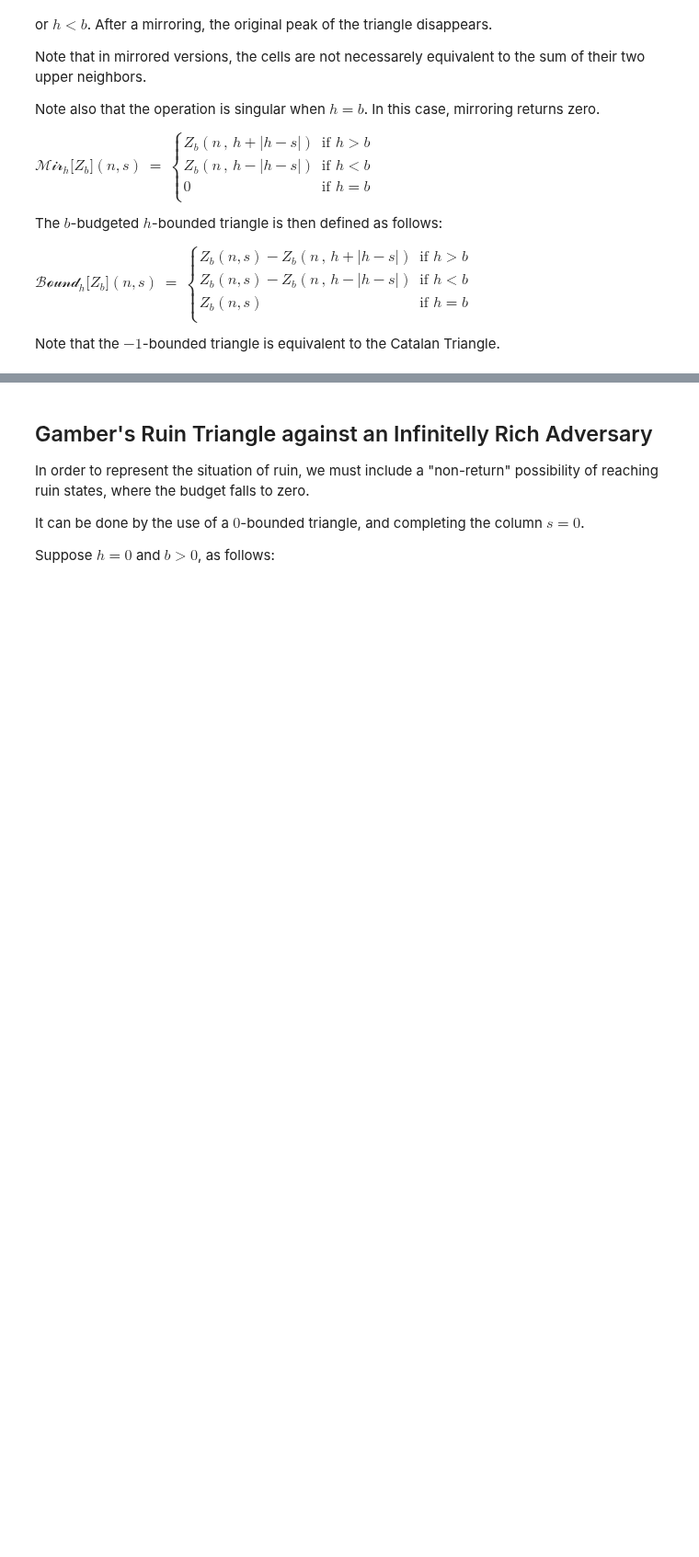
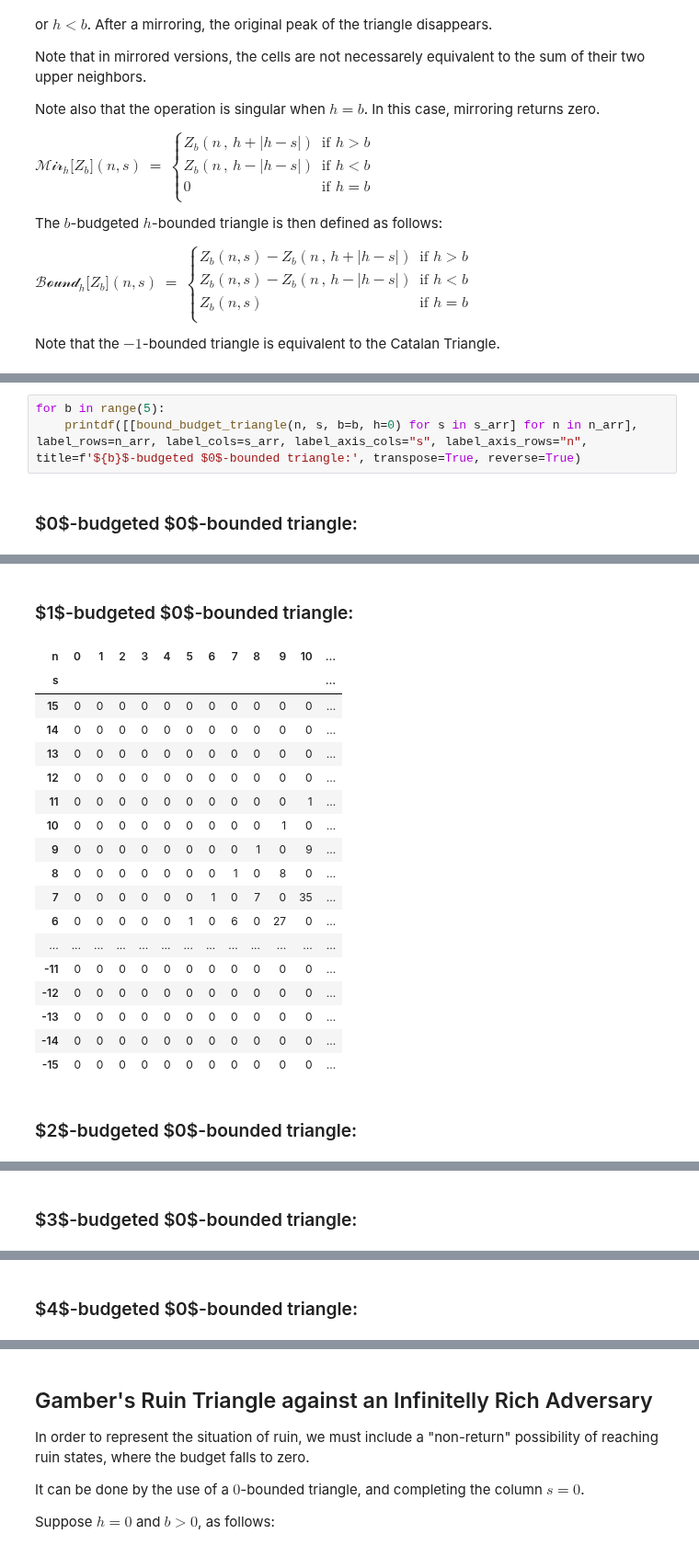
Before and after one commit to fsperotto/PyRL, a Jupyter notebook: notebooks/GamblerTriangle/A - Gambler Triangle with Infinite Goal.ipynb, the cells around one changed output, grey strips where cells are left out. Shown at 92% size. Cells and saved outputs as stored; diff of their text form; blank space fills up the shorter version.

```diff
--- a/notebooks/GamblerTriangle/A - Gambler Triangle with Infinite Goal.ipynb
+++ b/notebooks/GamblerTriangle/A - Gambler Triangle with Infinite Goal.ipynb
@@ -443,0 +442,5 @@ $1$-bounded centered triangle:
+# %%
+for b in range(5):
+    printdf([[bound_budget_triangle(n, s, b=b, h=0) for s in s_arr] for n in n_arr], label_rows=n_arr, label_cols=s_arr, label_axis_cols="s", label_axis_rows="n", title=f'${b}$-budgeted $0$-bounded triangle:', transpose=True, reverse=True)
+# %% [output]
+$0$-budgeted $0$-bounded triangle:
@@ -443,0 +465,20 @@ $1$-bounded centered triangle:
+$1$-budgeted $0$-bounded triangle:
+| n | 0 | 1 | 2 | 3 | 4 | 5 | 6 | 7 | 8 | 9 | 10 | ... |
+| s |  |  |  |  |  |  |  |  |  |  |  | ... |
+| 15 | 0 | 0 | 0 | 0 | 0 | 0 | 0 | 0 | 0 | 0 | 0 | ... |
+| 14 | 0 | 0 | 0 | 0 | 0 | 0 | 0 | 0 | 0 | 0 | 0 | ... |
+| 13 | 0 | 0 | 0 | 0 | 0 | 0 | 0 | 0 | 0 | 0 | 0 | ... |
+| 12 | 0 | 0 | 0 | 0 | 0 | 0 | 0 | 0 | 0 | 0 | 0 | ... |
+| 11 | 0 | 0 | 0 | 0 | 0 | 0 | 0 | 0 | 0 | 0 | 1 | ... |
+| 10 | 0 | 0 | 0 | 0 | 0 | 0 | 0 | 0 | 0 | 1 | 0 | ... |
+| 9 | 0 | 0 | 0 | 0 | 0 | 0 | 0 | 0 | 1 | 0 | 9 | ... |
+| 8 | 0 | 0 | 0 | 0 | 0 | 0 | 0 | 1 | 0 | 8 | 0 | ... |
+| 7 | 0 | 0 | 0 | 0 | 0 | 0 | 1 | 0 | 7 | 0 | 35 | ... |
+| 6 | 0 | 0 | 0 | 0 | 0 | 1 | 0 | 6 | 0 | 27 | 0 | ... |
+| ... | ... | ... | ... | ... | ... | ... | ... | ... | ... | ... | ... | ... |
+| -11 | 0 | 0 | 0 | 0 | 0 | 0 | 0 | 0 | 0 | 0 | 0 | ... |
+| -12 | 0 | 0 | 0 | 0 | 0 | 0 | 0 | 0 | 0 | 0 | 0 | ... |
+| -13 | 0 | 0 | 0 | 0 | 0 | 0 | 0 | 0 | 0 | 0 | 0 | ... |
+| -14 | 0 | 0 | 0 | 0 | 0 | 0 | 0 | 0 | 0 | 0 | 0 | ... |
+| -15 | 0 | 0 | 0 | 0 | 0 | 0 | 0 | 0 | 0 | 0 | 0 | ... |
+$2$-budgeted $0$-bounded triangle:
@@ -443,0 +503 @@ $1$-bounded centered triangle:
+$3$-budgeted $0$-bounded triangle:
@@ -443,0 +522 @@ $1$-bounded centered triangle:
+$4$-budgeted $0$-bounded triangle:
```
Also changed, not shown: parts of 6 cells of this notebook, 33 other files.
